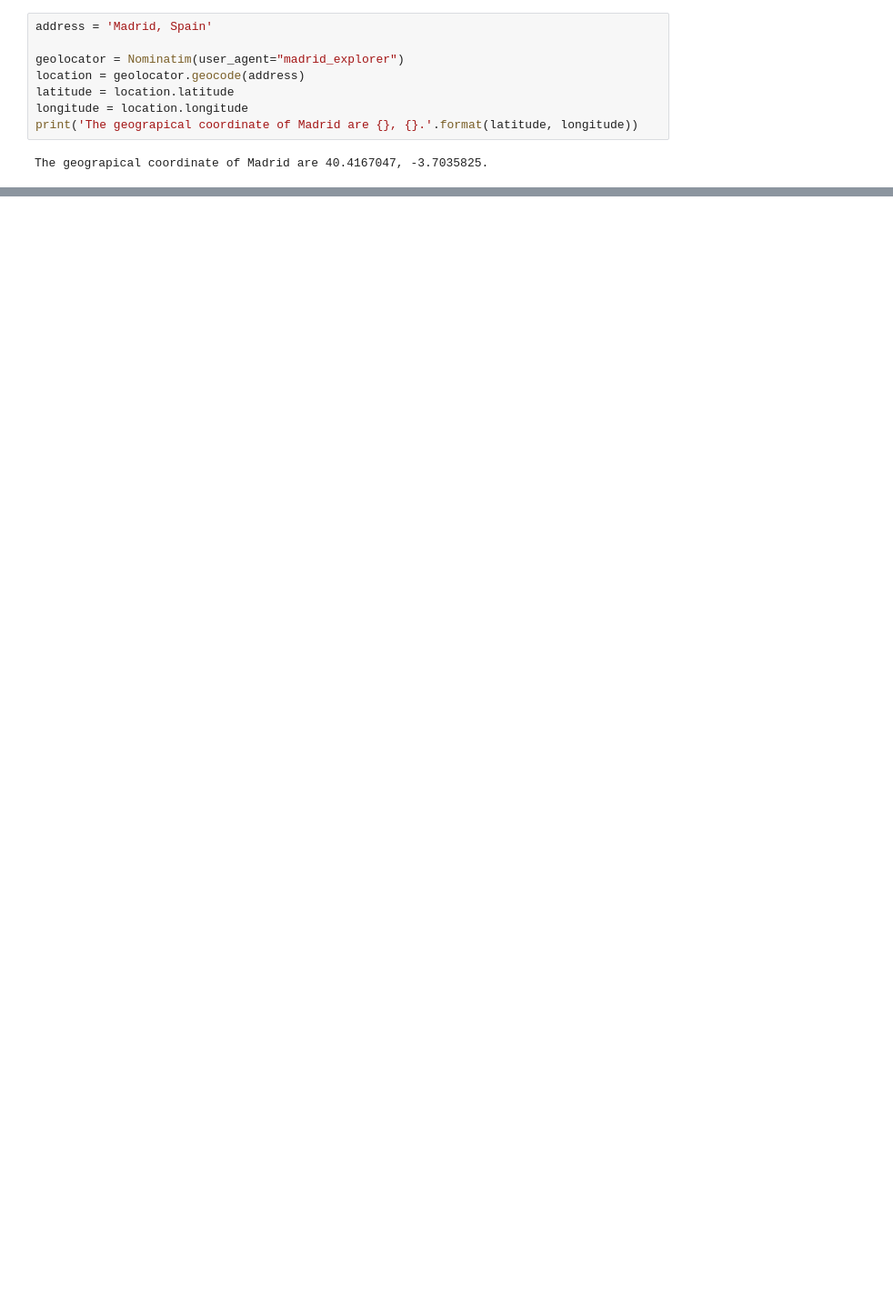
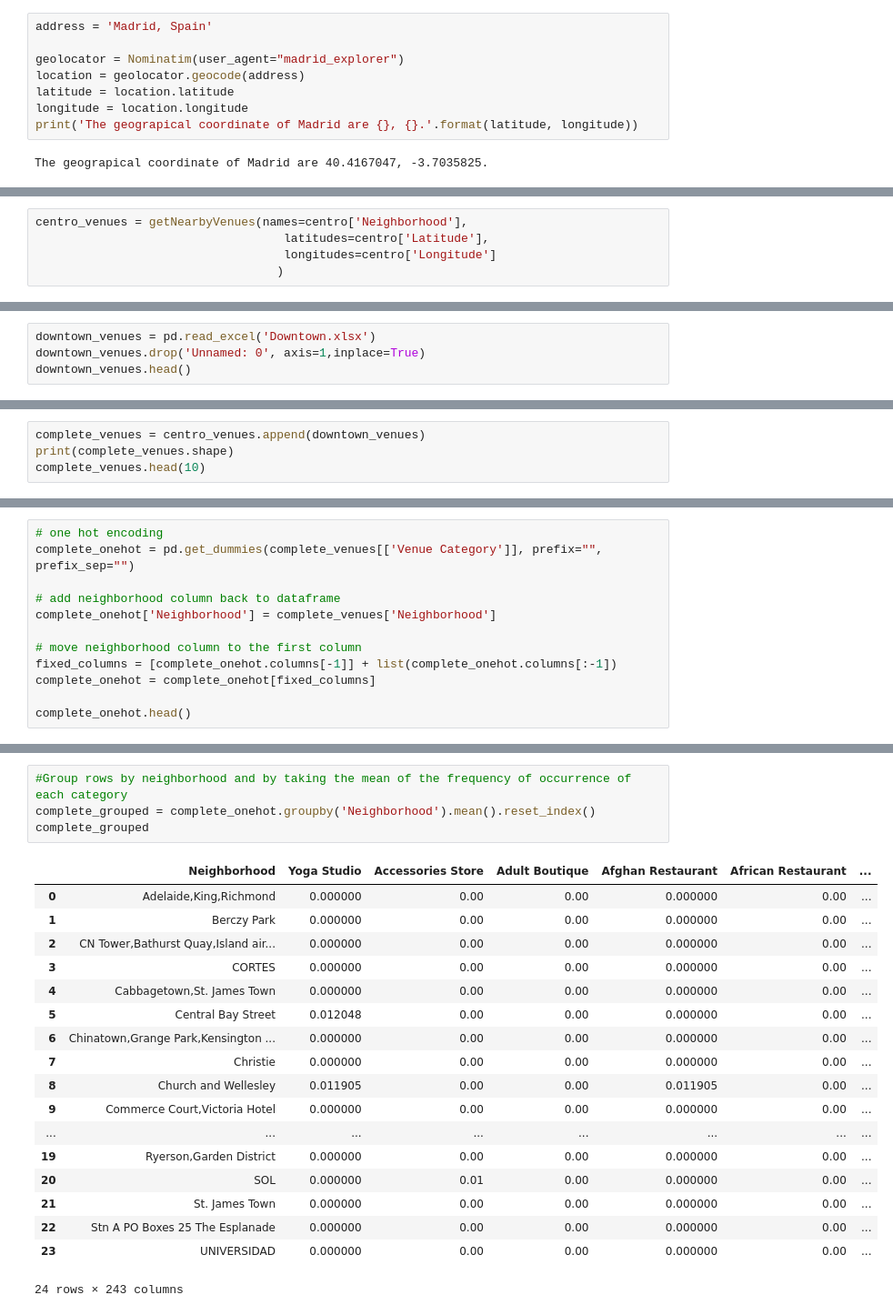
Before and after one commit to MateoBonnett/Coursera_Capstone, a Jupyter notebook: ComparingCities.ipynb, the cells around one changed output, grey strips where cells are left out. Shown: that part at 91% size. Saved outputs shown, nothing was run; the diff lists cells and outputs as text; blank space fills up the shorter version.

```diff
--- a/ComparingCities.ipynb
+++ b/ComparingCities.ipynb
@@ -61,0 +292,5 @@ map_madrid
+# %%
+centro_venues = getNearbyVenues(names=centro['Neighborhood'],
+                                   latitudes=centro['Latitude'],
+                                   longitudes=centro['Longitude']
+                                  )
@@ -61,0 +498,4 @@ map_madrid
+# %%
+downtown_venues = pd.read_excel('Downtown.xlsx')
+downtown_venues.drop('Unnamed: 0', axis=1,inplace=True)
+downtown_venues.head()
@@ -61,0 +509,4 @@ map_madrid
+# %%
+complete_venues = centro_venues.append(downtown_venues)
+print(complete_venues.shape)
+complete_venues.head(10)
@@ -61,0 +553,12 @@ map_madrid
+# %%
+# one hot encoding
+complete_onehot = pd.get_dummies(complete_venues[['Venue Category']], prefix="", prefix_sep="")
+
+# add neighborhood column back to dataframe
+complete_onehot['Neighborhood'] = complete_venues['Neighborhood']
+
+# move neighborhood column to the first column
+fixed_columns = [complete_onehot.columns[-1]] + list(complete_onehot.columns[:-1])
+complete_onehot = complete_onehot[fixed_columns]
+
+complete_onehot.head()
@@ -61,0 +577,23 @@ map_madrid
+# %%
+#Group rows by neighborhood and by taking the mean of the frequency of occurrence of each category
+complete_grouped = complete_onehot.groupby('Neighborhood').mean().reset_index()
+complete_grouped
+# %% [output]
+|  | Neighborhood | Yoga Studio | Accessories Store | Adult Boutique | Afghan Restaurant | African Restaurant | ... |
+| 0 | Adelaide,King,Richmond | 0.000000 | 0.00 | 0.00 | 0.000000 | 0.00 | ... |
+| 1 | Berczy Park | 0.000000 | 0.00 | 0.00 | 0.000000 | 0.00 | ... |
+| 2 | CN Tower,Bathurst Quay,Island air... | 0.000000 | 0.00 | 0.00 | 0.000000 | 0.00 | ... |
+| 3 | CORTES | 0.000000 | 0.00 | 0.00 | 0.000000 | 0.00 | ... |
+| 4 | Cabbagetown,St. James Town | 0.000000 | 0.00 | 0.00 | 0.000000 | 0.00 | ... |
+| 5 | Central Bay Street | 0.012048 | 0.00 | 0.00 | 0.000000 | 0.00 | ... |
+| 6 | Chinatown,Grange Park,Kensington ... | 0.000000 | 0.00 | 0.00 | 0.000000 | 0.00 | ... |
+| 7 | Christie | 0.000000 | 0.00 | 0.00 | 0.000000 | 0.00 | ... |
+| 8 | Church and Wellesley | 0.011905 | 0.00 | 0.00 | 0.011905 | 0.00 | ... |
+| 9 | Commerce Court,Victoria Hotel | 0.000000 | 0.00 | 0.00 | 0.000000 | 0.00 | ... |
+| ... | ... | ... | ... | ... | ... | ... | ... |
+| 19 | Ryerson,Garden District | 0.000000 | 0.00 | 0.00 | 0.000000 | 0.00 | ... |
+| 20 | SOL | 0.000000 | 0.01 | 0.00 | 0.000000 | 0.00 | ... |
+| 21 | St. James Town | 0.000000 | 0.00 | 0.00 | 0.000000 | 0.00 | ... |
+| 22 | Stn A PO Boxes 25 The Esplanade | 0.000000 | 0.00 | 0.00 | 0.000000 | 0.00 | ... |
+| 23 | UNIVERSIDAD | 0.000000 | 0.00 | 0.00 | 0.000000 | 0.00 | ... |
+24 rows × 243 columns
```
Also changed, not shown: parts of 67 cells of this notebook, 6 other files.
